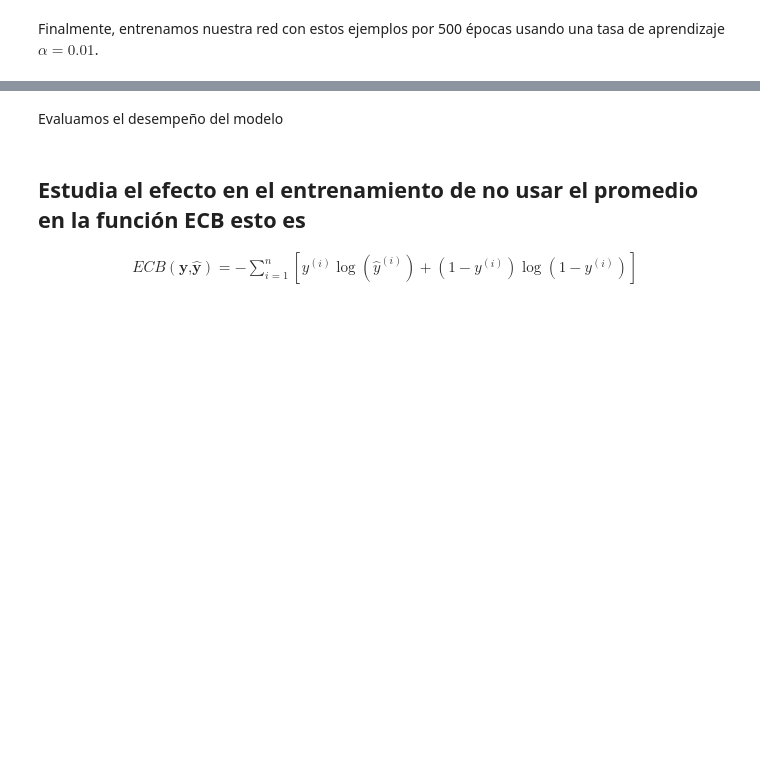
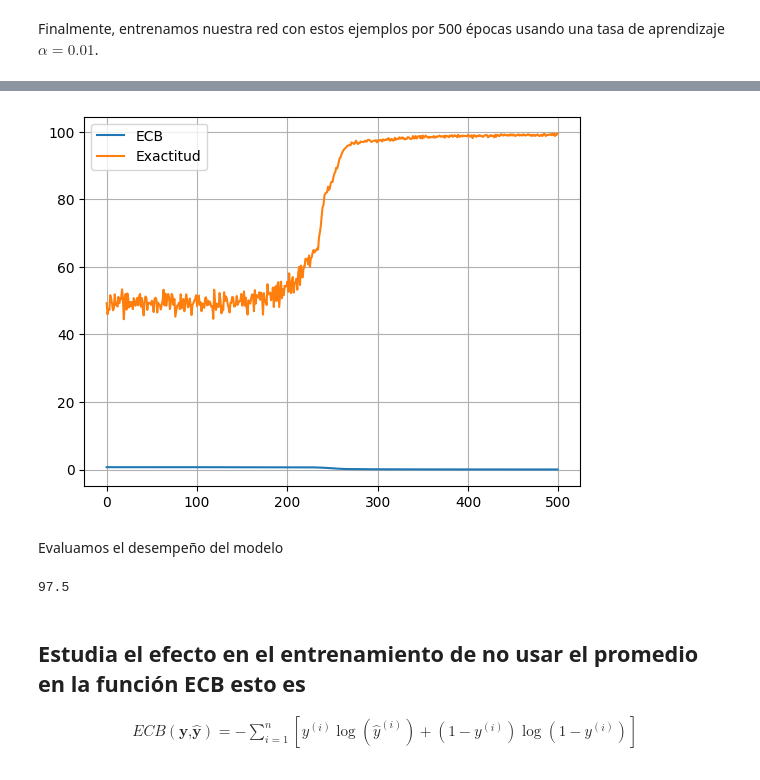
Before and after one commit to PabloBenitezR/Aprendizaje-Profundo, a Jupyter notebook: Redes densas/Retropropagación en red densa.ipynb, the cells around one changed output, grey strips where cells are left out. Drawn from its saved outputs; the diff is of its cells as text; code cells hidden in the pictures; blank space fills up the shorter version.

```diff
--- a/Redes densas/Retropropagación en red densa.ipynb
+++ b/Redes densas/Retropropagación en red densa.ipynb
@@ -223,7 +223,7 @@ def retropropagacion(X, y, alpha = 0.01, t_lote=16, n_epocas = 100, n_ocultas =
 
       # cálculo de gradientes para W4 y b4 por retropropagación
       # (capa de salida)
-      dZ5 = y_hat - ylote/ylote.shape[0]
+      dZ5 = y_hat - ylote
       dW4 = A4.T @ dZ5
       db4 = dZ5.sum(axis=0)
 
@@ -467,7 +511,7 @@ def retropropagacion_nr(X, y, alpha = 0.01, t_lote=16, n_epocas = 100, n_ocultas
 
       # cálculo de gradientes para W4 y b4 por retropropagación
       # (capa de salida)
-      dZ5 = y_hat - ylote/ylote.shape[0]
+      dZ5 = y_hat - ylote
       dW4 = A4.T @ dZ5
       db4 = dZ5.sum(axis=0)
 
@@ -514,7 +558,7 @@ def retropropagacion_nr(X, y, alpha = 0.01, t_lote=16, n_epocas = 100, n_ocultas
 Finalmente, entrenamos nuestra red con estos ejemplos por 500 épocas usando una tasa de aprendizaje $\alpha = 0.01$.
 # %%
 np.random.seed(0)
-W1, b1, W2, b2, W3, b3, W4, b4, perdidas, exactitudes = retropropagacion_nr(Xent,
+W1, b1, W2, b2, W3, b3, W4, b4, perdidasi, exactitudesi = retropropagacion_nr(Xent,
                                                          yent[:, np.newaxis],
                                                          alpha = 0.01,
                                                          t_lote=16,
@@ -523,14 +585,18 @@ W1, b1, W2, b2, W3, b3, W4, b4, perdidas, exactitudes = retropropagacion_nr(Xent
 # %%
-plt.plot(np.arange(perdidas.size), perdidas, label='ECB')
-plt.plot(np.arange(exactitudes.size), exactitudes, label='Exactitud')
+plt.plot(np.arange(perdidasi.size), perdidasi, label='ECB')
+plt.plot(np.arange(exactitudesi.size), exactitudesi, label='Exactitud')
 plt.legend()
 plt.grid(True)
 plt.show()
+# %% [output]
+[figure, added]
 # %% [markdown]
 Evaluamos el desempeño del modelo
 # %%
 _, _, _,_,_,_,_, y_hat = hacia_adelante_nr(Xval, W1, b1, W2, b2, W3, b3, W4, b4)
 print(exactitud(yval[:, np.newaxis], np.round(y_hat).astype(bool)))
+# %% [output]
+97.5
 # %% [markdown]
 ## Estudia el efecto en el entrenamiento de no usar el promedio en la función ECB esto es
 $$
```
Also changed, not shown: parts of 16 cells of this notebook.
